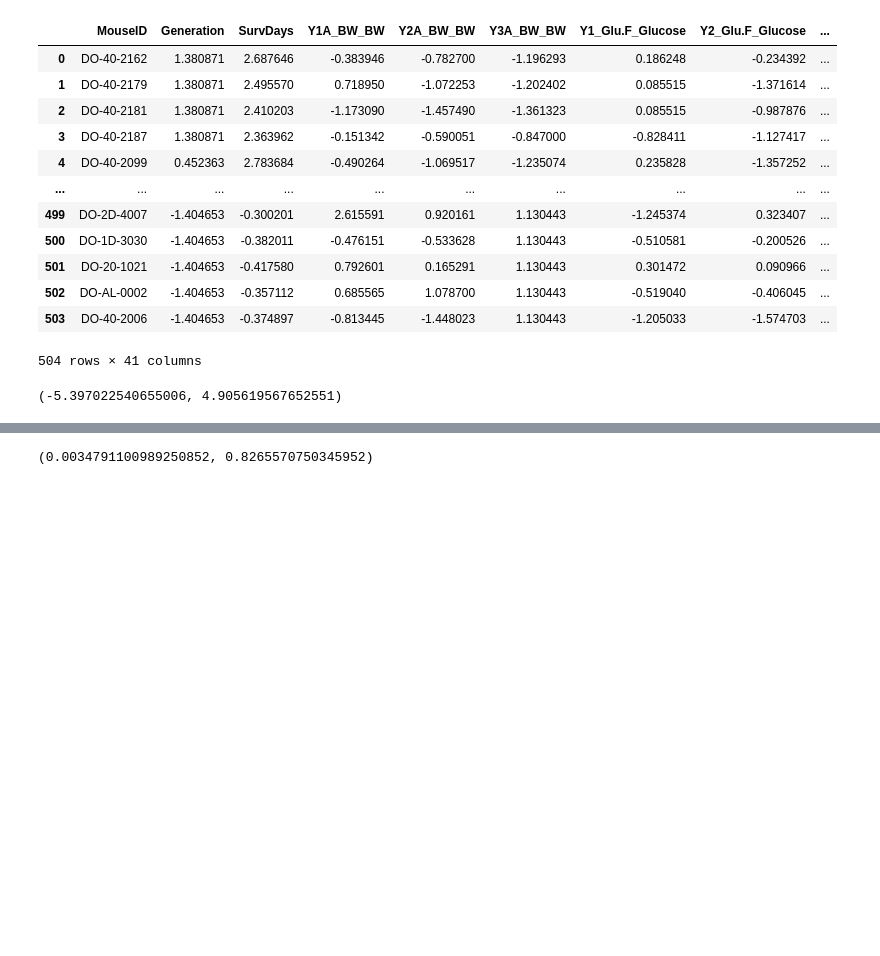
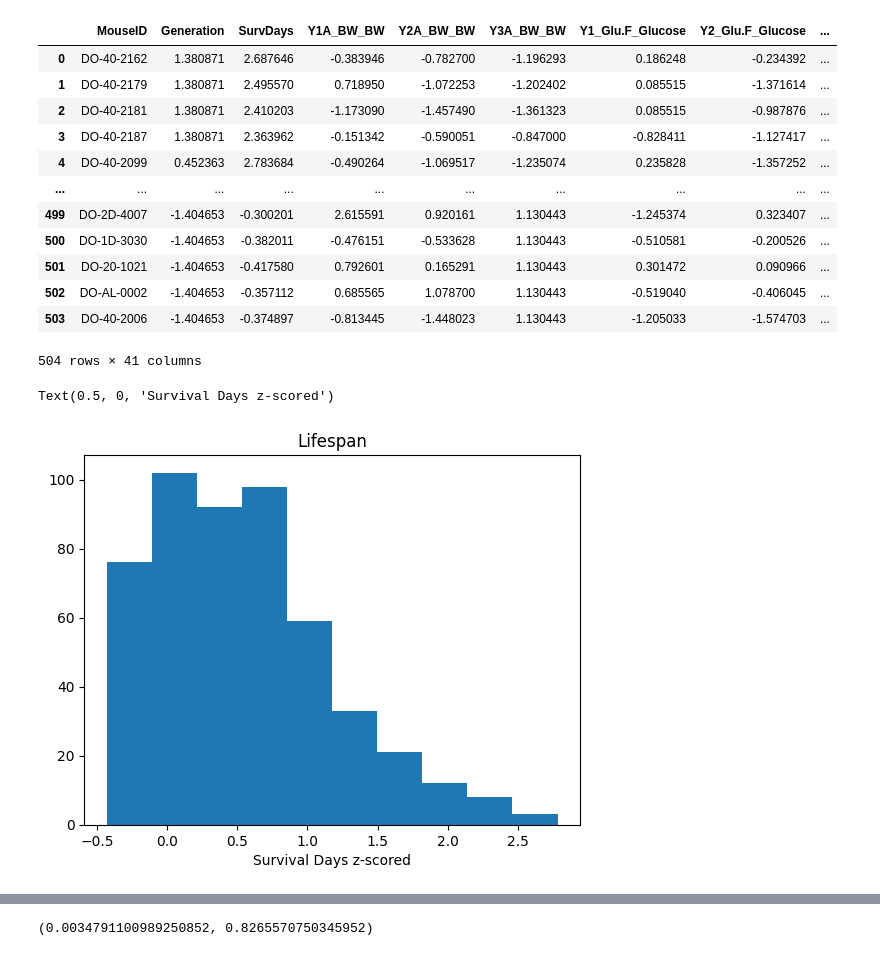
Before and after one commit to draeloslab/mm-vae, a Jupyter notebook: make_joint_do_data.ipynb, the cells around one changed output, grey strips where cells are left out. Cells and saved outputs as stored; diff of their text form; code cells hidden in the pictures; blank space fills up the shorter version.

```diff
--- a/make_joint_do_data.ipynb
+++ b/make_joint_do_data.ipynb
@@ -30,6 +31,9 @@ physio_data
 | 503 | DO-40-2006 | -1.404653 | -0.374897 | -0.813445 | -1.448023 | 1.130443 | -1.205033 | -1.574703 | ... |
 504 rows × 41 columns
 # %%
-np.min(physio_data.iloc[:, 1:-5]), np.max(physio_data.iloc[:, 1:-5])
+plt.hist(physio_data['SurvDays'])
+plt.title('Lifespan')
+plt.xlabel('Survival Days z-scored')
 # %% [output]
-(-5.397022540655006, 4.905619567652551)
+Text(0.5, 0, 'Survival Days z-scored')
+[figure, added]
```
Also changed, not shown: parts of 2 cells of this notebook, 11 other files.
